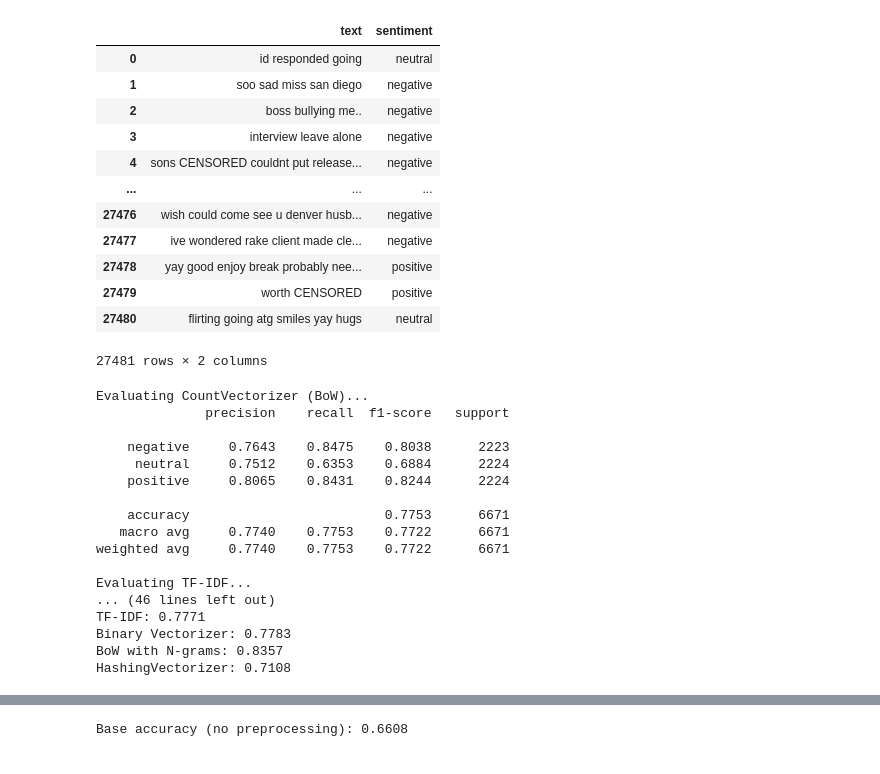
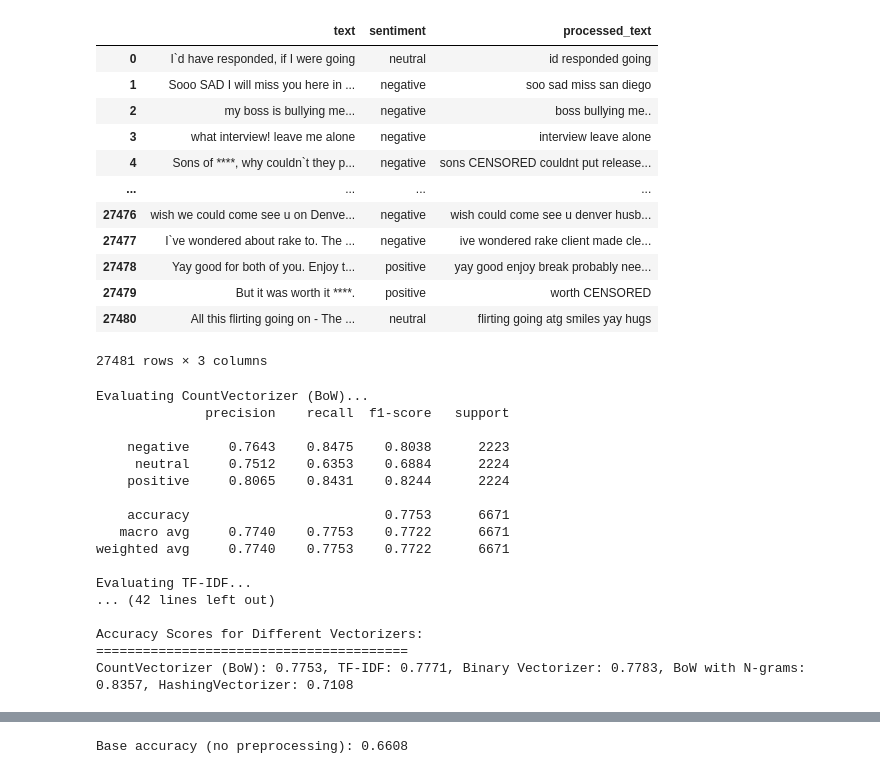
Before and after one commit to DesjardinsRepos/NLP_2025, a Jupyter notebook: 2-3-classification.ipynb, the cells around one changed output, grey strips where cells are left out. Cells and saved outputs as stored; diff of their text form; code cells hidden in the pictures.

Commit message:
second NN, cleanup

```diff
--- a/2-3-classification.ipynb
+++ b/2-3-classification.ipynb
@@ -1,13 +1,6 @@
 # %%
 # ✅ Preprocessing Function
 
-import pandas as pd
-
-df = pd.read_csv("TweetSentiment.csv", encoding="ISO-8859-1")[["text", "sentiment"]]
-
-import nltk
-nltk.download('stopwords')
-nltk.download('wordnet')
 import pandas as pd
 import re
 import string
@@ -15,6 +8,11 @@ from nltk.corpus import stopwords
 from nltk.stem import PorterStemmer, WordNetLemmatizer
 from textblob import TextBlob
 from num2words import num2words
+import nltk
+nltk.download('stopwords')
+nltk.download('wordnet')
+
+df = pd.read_csv("TweetSentiment.csv", encoding="ISO-8859-1")[["text", "sentiment"]]
 
 contractions = {
     "don't": "do not", "doesn't": "does not", "can't": "cannot", "i'm": "i am",
@@ -49,6 +47,7 @@ def reduce_elongation_fun(word):
 def preprocessing(
     df,
     text_col="text",
+    overwrite_column="text",
     lowercase=True,
     expand_contractions=True,
     remove_urls=True,
@@ -128,11 +127,11 @@ def preprocessing(
 
         return text
 
-    df["text"] = df[text_col].astype(str).apply(clean_text)
+    df[overwrite_column] = df[text_col].astype(str).apply(clean_text)
     return df
 
 
-processed_df = preprocessing(df)
+processed_df = preprocessing(df, overwrite_column="processed_text")
 processed_df
 # %% [output]
 [nltk_data] Downloading package stopwords to
@@ -143,17 +142,17 @@ processed_df
 [nltk_data]   Package wordnet is already up-to-date!
-|  | text | sentiment |
-| 0 | id responded going | neutral |
-| 1 | soo sad miss san diego | negative |
-| 2 | boss bullying me.. | negative |
-| 3 | interview leave alone | negative |
-| 4 | sons CENSORED couldnt put release... | negative |
-| ... | ... | ... |
-| 27476 | wish could come see u denver husb... | negative |
-| 27477 | ive wondered rake client made cle... | negative |
-| 27478 | yay good enjoy break probably nee... | positive |
-| 27479 | worth CENSORED | positive |
-| 27480 | flirting going atg smiles yay hugs | neutral |
+|  | text | sentiment | processed_text |
+| 0 | I`d have responded, if I were going | neutral | id responded going |
+| 1 | Sooo SAD I will miss you here in ... | negative | soo sad miss san diego |
+| 2 | my boss is bullying me... | negative | boss bullying me.. |
+| 3 | what interview! leave me alone | negative | interview leave alone |
+| 4 | Sons of ****, why couldn`t they p... | negative | sons CENSORED couldnt put release... |
+| ... | ... | ... | ... |
+| 27476 | wish we could come see u on Denve... | negative | wish could come see u denver husb... |
+| 27477 | I`ve wondered about rake to. The ... | negative | ive wondered rake client made cle... |
+| 27478 | Yay good for both of you. Enjoy t... | positive | yay good enjoy break probably nee... |
+| 27479 | But it was worth it ****. | positive | worth CENSORED |
+| 27480 | All this flirting going on - The ... | neutral | flirting going atg smiles yay hugs |
-27481 rows × 2 columns
+27481 rows × 3 columns
 # %%
 # ✅ Naive Bayes: Different Vectorizers
 
@@ -165,7 +164,6 @@ from sklearn.metrics import accuracy_score, recall_score, f1_score
 from sklearn.utils import resample
 
 df = pd.read_csv("TweetSentiment.csv", encoding="ISO-8859-1")[["text", "sentiment"]]
-# df = preprocessing(df)
 df.dropna(inplace=True)
 
 max_size = df["sentiment"].value_counts().max()
@@ -210,8 +208,7 @@ for name, vectorizer in vectorizers.items():
 
 print("Accuracy Scores for Different Vectorizers:")
 print("========================================")
-for name, acc in accuracy_scores:
-    print(f"{name}: {acc:.4f}")
+print(", ".join(f"{name}: {acc:.4f}" for name, acc in accuracy_scores))
 # %% [output]
 Evaluating CountVectorizer (BoW)...
               precision    recall  f1-score   support
@@ -225,11 +222,11 @@ Evaluating CountVectorizer (BoW)...
 weighted avg     0.7740    0.7753    0.7722      6671
 
 Evaluating TF-IDF...
-... (46 lines left out)
-TF-IDF: 0.7771
-Binary Vectorizer: 0.7783
-BoW with N-grams: 0.8357
-HashingVectorizer: 0.7108
+... (42 lines left out)
+
+Accuracy Scores for Different Vectorizers:
+========================================
+CountVectorizer (BoW): 0.7753, TF-IDF: 0.7771, Binary Vectorizer: 0.7783, BoW with N-grams: 0.8357, HashingVectorizer: 0.7108
 # %%
 # Naive Bayes: Different Preprocessing
 # TODO
```
Also changed, not shown: parts of 2 cells of this notebook, 2 other files.
